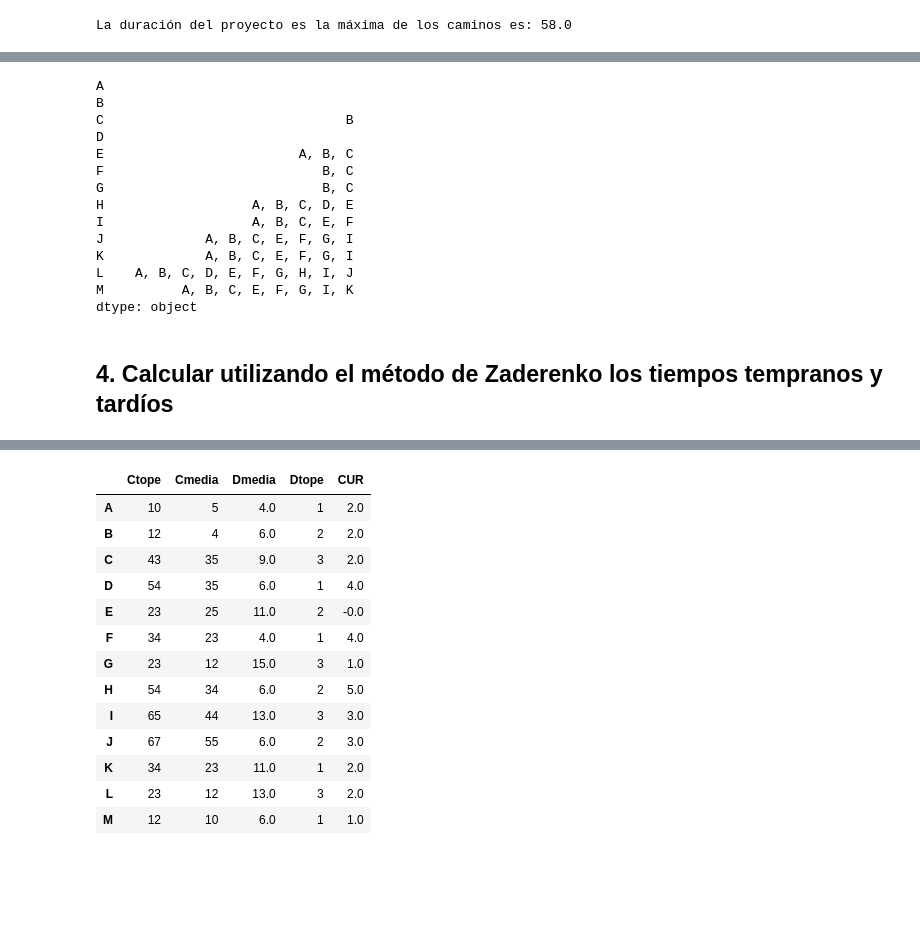
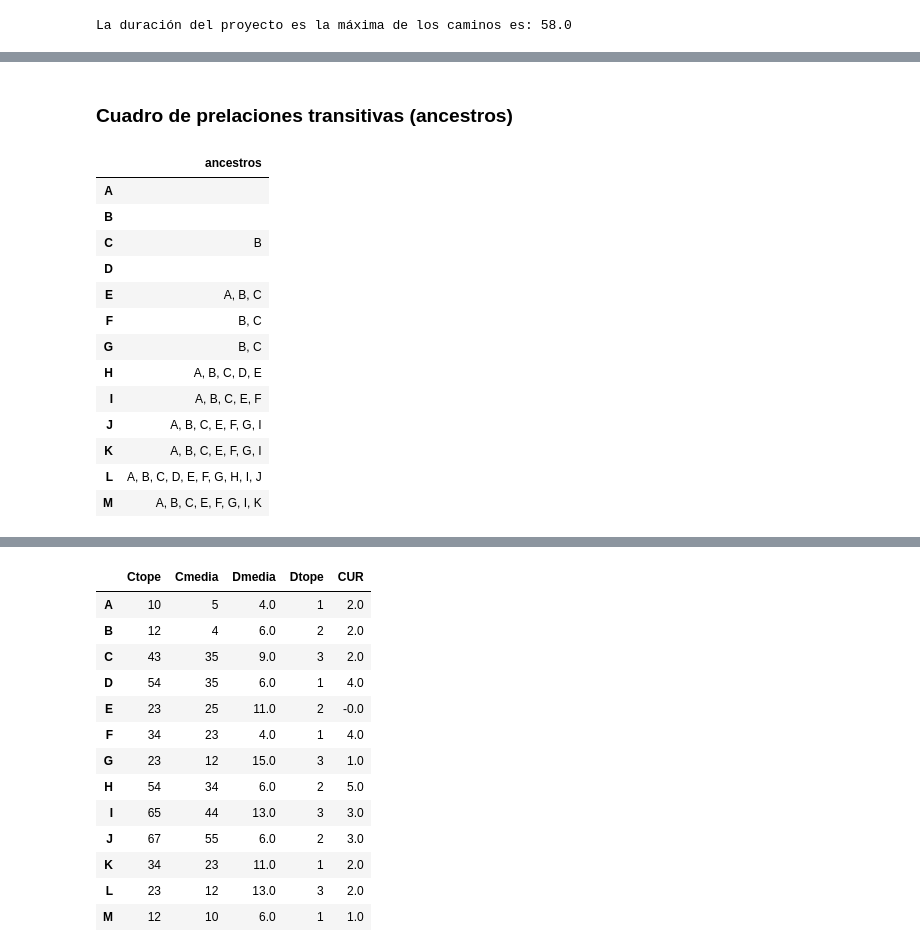
Before and after one commit to mcasl/pmULE, a Jupyter notebook: notebooks/Ejercicio_23.ipynb, the cells around one changed output, grey strips where cells are left out. Drawn from its saved outputs; the diff is of its cells as text; code cells hidden in the pictures; blank space fills up the shorter version.

```diff
--- a/notebooks/Ejercicio_23.ipynb
+++ b/notebooks/Ejercicio_23.ipynb
@@ -253,19 +287,21 @@ proyecto.pert(durations=False, ranksep=0.6)
+# %% [markdown]
+### Cuadro de prelaciones transitivas (ancestros)
 # %%
-pd.Series({key: ', '.join(sorted(list(value))) for key, value in proyecto.distant_predecessor().items()})
+#| tbl-cap: "Cuadro de prelaciones transitivas (ancestros)"
+#| label: tbl-prelacionesTransitivas
+pd.Series({key: ', '.join(sorted(list(value))) for key, value in proyecto.distant_predecessor().items()}).to_frame(name='ancestros')
 # %% [output]
-A
-B
-C                               B
-D
-E                         A, B, C
-F                            B, C
-G                            B, C
-H                   A, B, C, D, E
-I                   A, B, C, E, F
-J             A, B, C, E, F, G, I
-K             A, B, C, E, F, G, I
-L    A, B, C, D, E, F, G, H, I, J
-M          A, B, C, E, F, G, I, K
-dtype: object
+|  | ancestros |
+| A |  |
+| B |  |
+| C | B |
+| D |  |
+| E | A, B, C |
+| F | B, C |
+| G | B, C |
+| H | A, B, C, D, E |
+| I | A, B, C, E, F |
+| J | A, B, C, E, F, G, I |
+| K | A, B, C, E, F, G, I |
+| L | A, B, C, D, E, F, G, H, I, J |
+| M | A, B, C, E, F, G, I, K |
-# %% [markdown]
-## 4. Calcular utilizando el método de Zaderenko los tiempos tempranos y tardíos
```
Also changed, not shown: parts of 39 cells of this notebook, 1 other file.
